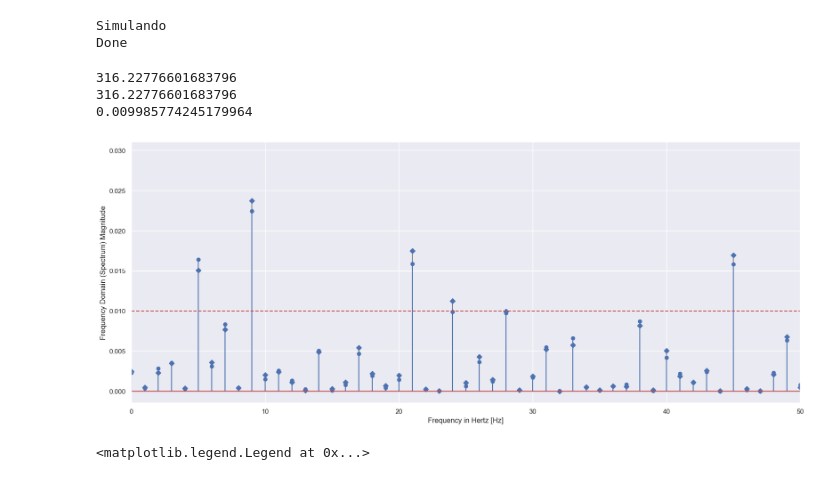
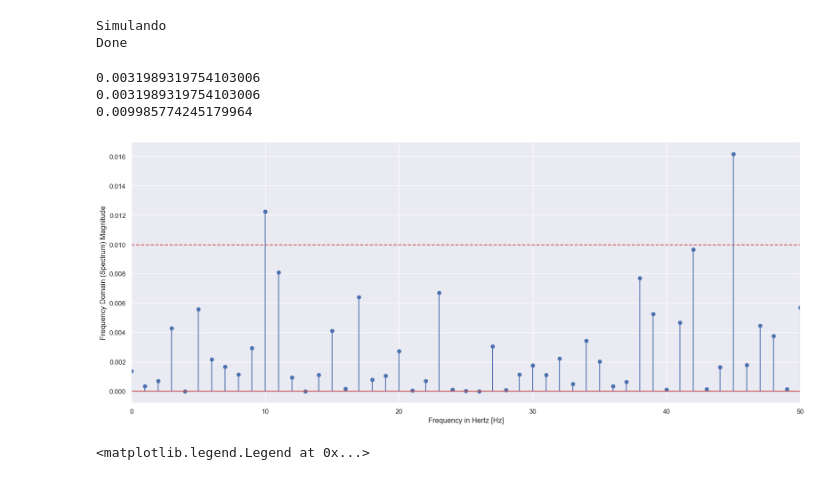
Before and after one commit to Alexandre-Caldeira/detection-theory-101, a Jupyter notebook: MC_csm.ipynb, the cells around one changed output. Drawn from its saved outputs; the diff is of its cells as text; code cells hidden in the pictures.

```diff
--- a/MC_csm.ipynb
+++ b/MC_csm.ipynb
@@ -22,7 +22,7 @@ sns.set_theme(context="notebook")
 
 from scipy.fftpack import fft,fftfreq
 # %%
-f = 60  # frequência
+f = 10  # frequência
 f_s = 100  # taxa de amostragem
 tempo = 1 # segundos
 
@@ -193,39 +194,40 @@ Done
 
 fig, ax = plt.subplots()
 iiSNR = 1
+SNRi = listaSNRs[iiSNR]
 # X = fft(ORD[iiSNR][0][:])
 # freqs = fftfreq(len(ORD[iiSNR][0][:])) * f_s
 
 print(10**(SNRi/20)*(energiaRuido**2))
 sinal = np.sin(2*np.pi*f/f_s*t)
 x = ruido[2,:] +(np.multiply(amplitude,sinal))
-ax.stem(ORD[iiSNR][3][:],linefmt='grey', markerfmt='D')
+# ax.stem(ORD[iiSNR][3][:],linefmt='grey', markerfmt='D')
 
 iiSNR = -1
 # X = fft(ORD[iiSNR][0][:])
 # freqs = fftfreq(len(ORD[iiSNR][0][:])) * f_s
 
 print(10**(SNRi/20)*(energiaRuido**2))
 sinal = np.sin(2*np.pi*f/f_s*t)
 x = ruido[2,:] +(np.multiply(amplitude,sinal))
 
 # ax.stem(freqs, np.abs(X))
 ax.stem(ORD[iiSNR][3][:])
 plt.axhline(limiar, 0,1,c='r',linestyle='--')
 ax.set_xlabel('Frequency in Hertz [Hz]')
 ax.set_ylabel('Frequency Domain (Spectrum) Magnitude')
 ax.set_xlim(0, f_s / 2)
 # ax.set_ylim(-5, 110);
 print(limiar)
 
 # print(X[freqs == 10])
 # print(np.abs(X[freqs==10]))
 # print(np.angle(X[freqs==10]))
 # %% [output]
-316.22776601683796
-316.22776601683796
+0.0031989319754103006
+0.0031989319754103006
 0.009985774245179964
-[figure, old version]
+[figure, new version]
 # %%
 fig, ax = plt.subplots()
 ax.plot(x[0:100])
```
Also changed, not shown: parts of 5 cells of this notebook, 9 other files.
